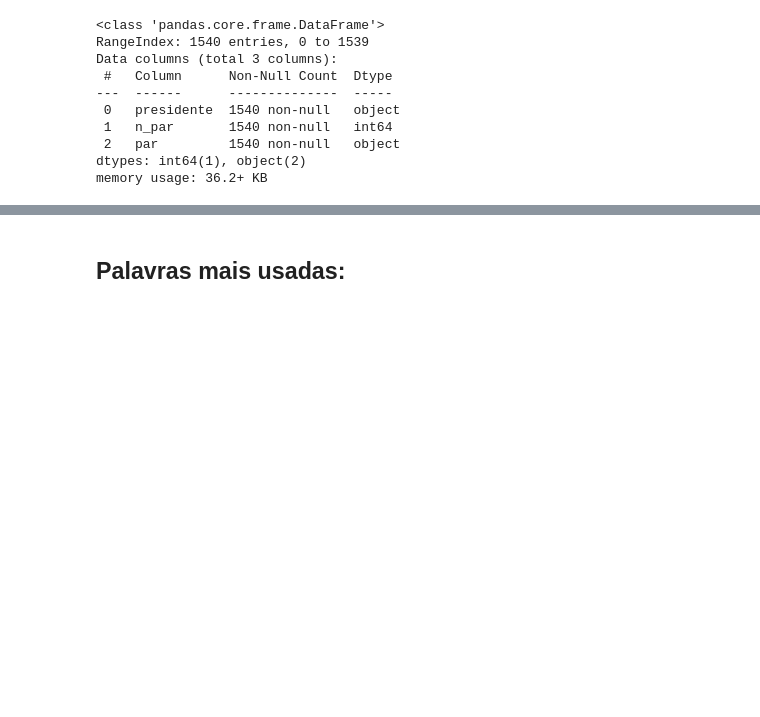
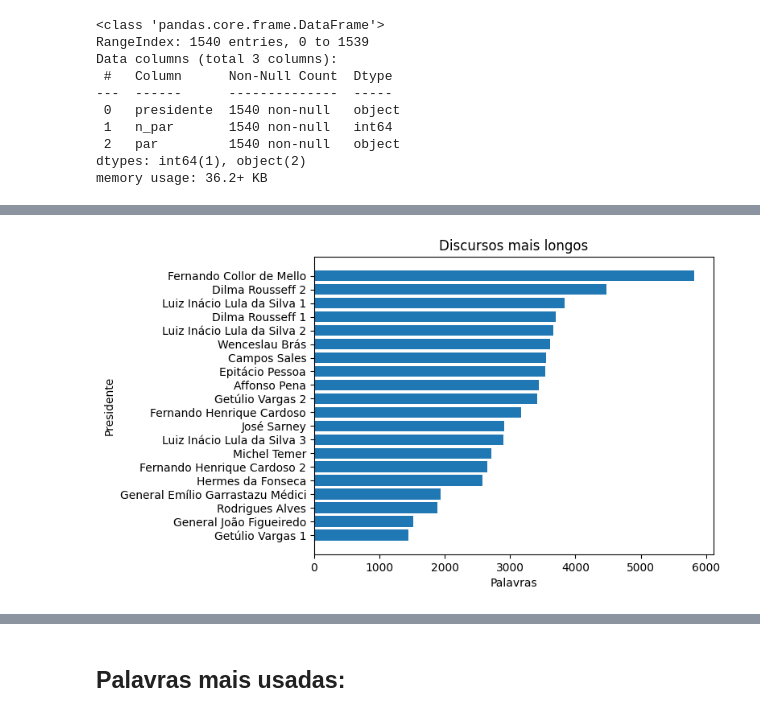
Before and after one commit to PhysicTeacherCode/Brazil-President-s-Speeches-Analysis, a Jupyter notebook: notebooks/01-exploratory.ipynb, the cells around one changed output, grey strips where cells are left out. Drawn from its saved outputs; the diff is of its cells as text; code cells hidden in the pictures; blank space fills up the shorter version.

```diff
--- a/notebooks/01-exploratory.ipynb
+++ b/notebooks/01-exploratory.ipynb
@@ -56,0 +59,16 @@ memory usage: 36.2+ KB
+# %%
+query = """
+SELECT presidente, count(*) AS total_palavras
+FROM (
+         SELECT presidente,
+             n_par,
+             unnest(string_to_array(lower(regexp_replace(par, '[^a-zA-Záéíóúãõçü ]', '', 'g')), ' ')) AS palavra
+         FROM speeches
+) AS t
+WHERE palavra != ''
+GROUP BY presidente
+ORDER BY total_palavras DESC;
+"""
+
+df = pd.read_sql(query, engine)
+df.head(20)
@@ -56,0 +93,13 @@ memory usage: 36.2+ KB
+# %%
+def plot_top_speeches(df, title):
+    plt.figure()
+    plt.barh(df['presidente'], df['total_palavras'])
+    plt.xlabel("Palavras")
+    plt.ylabel("Presidente")
+    plt.title(title)
+    plt.gca().invert_yaxis()
+    plt.show()
+
+plot_top_speeches(df.head(20),"Discursos mais longos")
+# %% [output]
+[figure, added]
```
Also changed, not shown: parts of 5 cells of this notebook.
